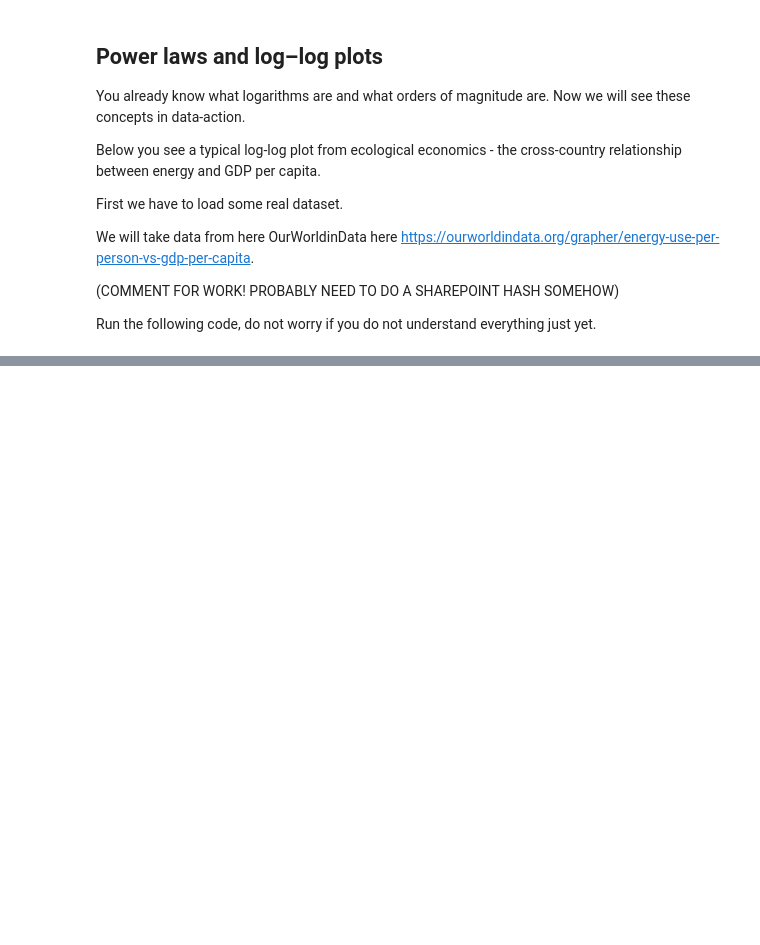
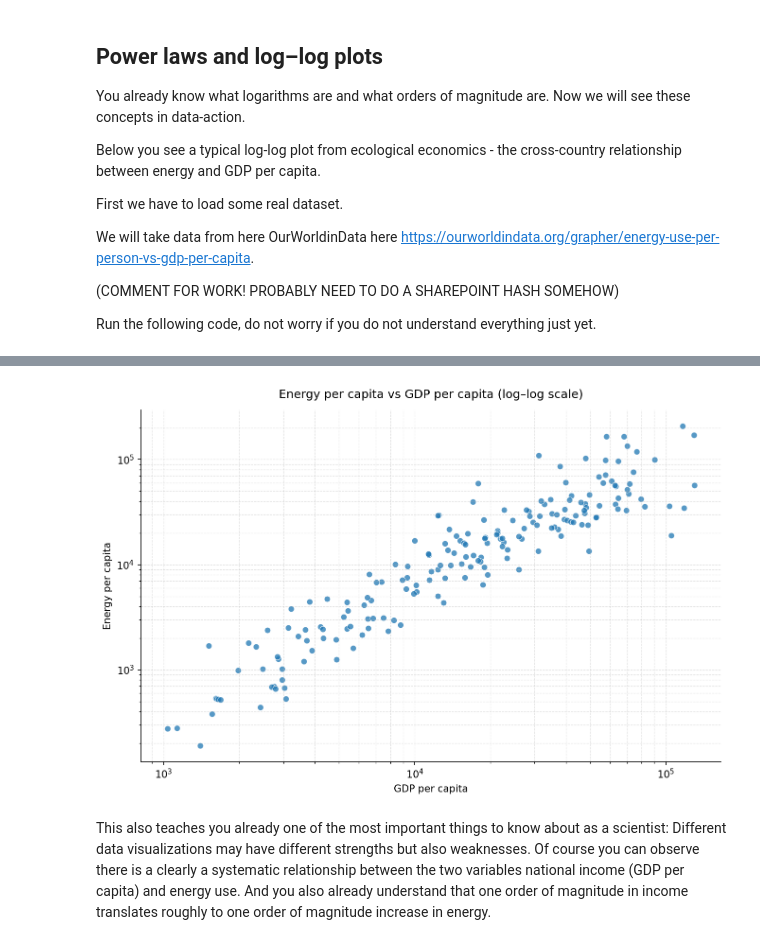
Before and after one commit to yannickoswald/ecoeconbook, a Jupyter notebook: _build/jupyter_execute/order_of_magnitude_economics_and_scaling/static_scale.ipynb, the cells around one changed output, grey strips where cells are left out. Saved outputs shown, nothing was run; the diff lists cells and outputs as text; code cells hidden in the pictures; blank space fills up the shorter version.

```diff
--- a/_build/jupyter_execute/order_of_magnitude_economics_and_scaling/static_scale.ipynb
+++ b/_build/jupyter_execute/order_of_magnitude_economics_and_scaling/static_scale.ipynb
@@ -41,0 +82,30 @@ df.head()
+# %%
+# Plot (log–log scale)
+fig, ax = plt.subplots(figsize=(9, 6), dpi=150)
+
+ax.scatter(
+    df["gdp_pc"],
+    df["energy_pc"],
+    s=38,
+    alpha=0.75,
+    edgecolors="white",
+    linewidths=0.6,
+)
+
+ax.set_xscale("log")
+ax.set_yscale("log")
+
+ax.set_title("Energy per capita vs GDP per capita (log–log scale)", pad=12)
+ax.set_xlabel("GDP per capita")
+ax.set_ylabel("Energy per capita")
+
+ax.grid(True, which="both", linestyle="--", linewidth=0.6, alpha=0.35)
+ax.spines["top"].set_visible(False)
+ax.spines["right"].set_visible(False)
+
+plt.tight_layout()
+plt.show()
+# %% [output]
+[figure, added]
+# %% [markdown]
+This also teaches you already one of the most important things to know about as a scientist: Different data visualizations may have different strengths but also weaknesses. Of course you can observe there is a clearly a systematic relationship between the two variables national income (GDP per capita) and energy use. And you also already understand that one order of magnitude in income translates roughly to one order of magnitude increase in energy.
```
Also changed, not shown: parts of 4 cells of this notebook, 14 other files.
